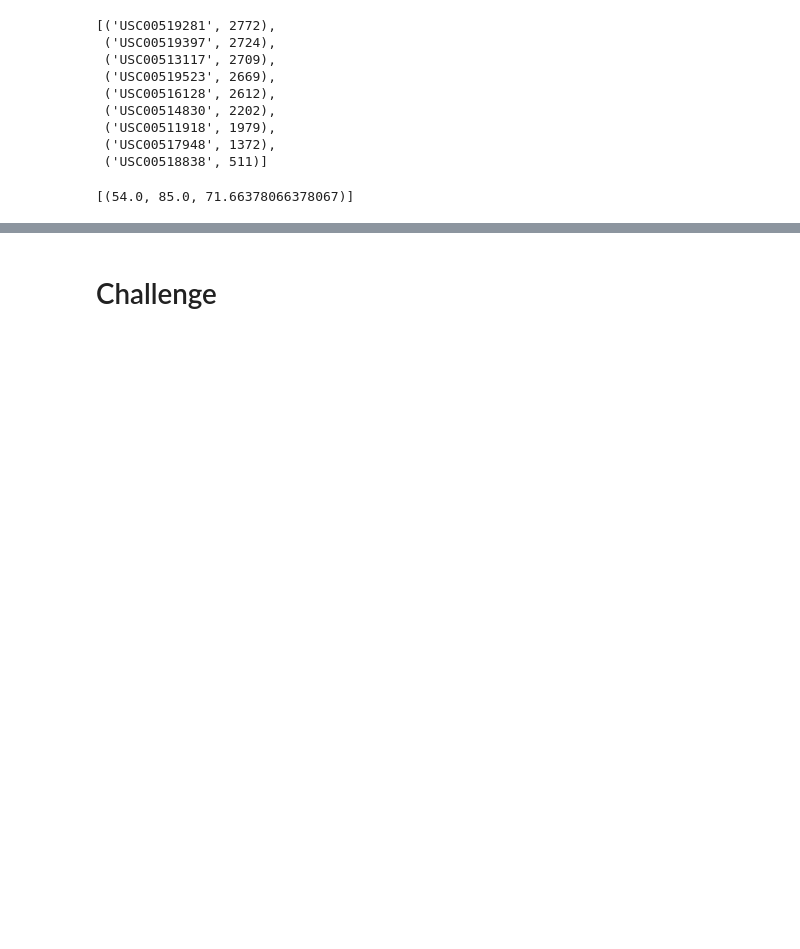
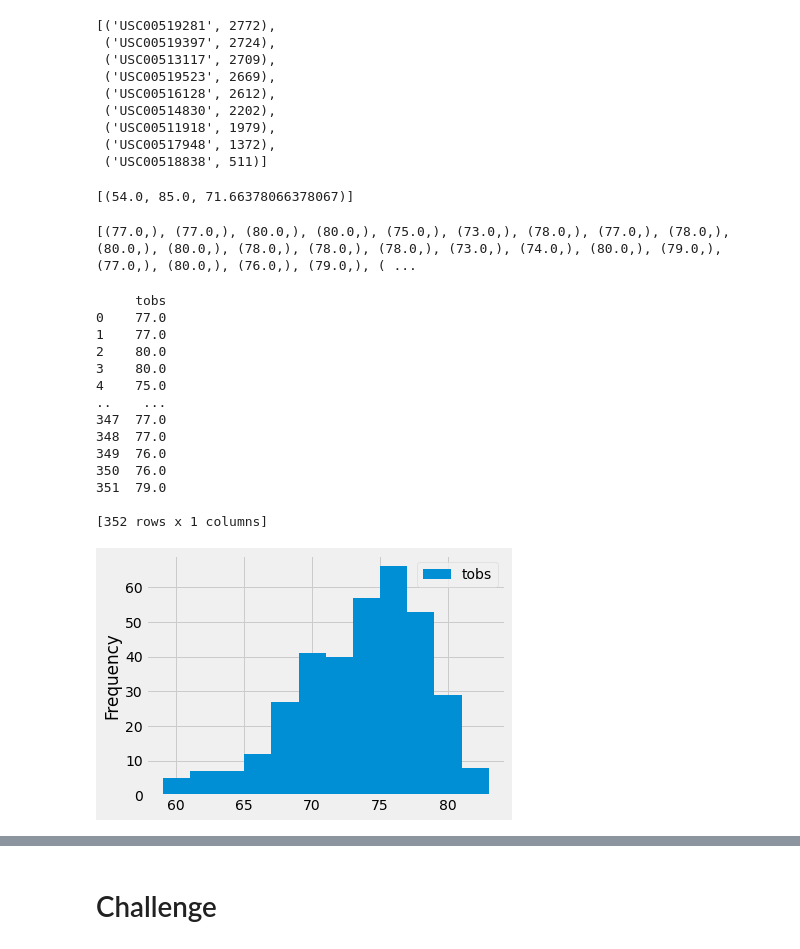
Before and after one commit to DevonG68/Surfs_Up, a Jupyter notebook: climate_analysis.ipynb, the cells around one changed output, grey strips where cells are left out. Cells and saved outputs as stored; diff of their text form; code cells hidden in the pictures; blank space fills up the shorter version.

```diff
--- a/climate_analysis.ipynb
+++ b/climate_analysis.ipynb
@@ -110,6 +110,36 @@ filter(Measurement.station == 'USC00519281').all()
 # %%
 # Choose the station with the highest number of temperature observations.
 # Query the last 12 months of temperature observation data for this station and plot the results as a histogram
+results = session.query(Measurement.tobs).\
+filter(Measurement.station == 'USC00519281').\
+filter(Measurement.date >= prev_year).all()
+print(results)
+# %% [output]
+[(77.0,), (77.0,), (80.0,), (80.0,), (75.0,), (73.0,), (78.0,), (77.0,), (78.0,), (80.0,), (80.0,), (78.0,), (78.0,), (78.0,), (73.0,), (74.0,), (80.0,), (79.0,), (77.0,), (80.0,), (76.0,), (79.0,), ( ...
+# %%
+#create dataframe and then plot in histogram
+df = pd.DataFrame(results, columns=['tobs'])
+print(df)
+
+#create histogram and compress x-axis labels
+df.plot.hist(bins=12)
+plt.tight_layout()
+# %% [output]
+     tobs
+0    77.0
+1    77.0
+2    80.0
+3    80.0
+4    75.0
+..    ...
+347  77.0
+348  77.0
+349  76.0
+350  76.0
+351  79.0
+
+[352 rows x 1 columns]
+[figure, added]
 # %%
 # Write a function called `calc_temps` that will accept start date and end date in the format '%Y-%m-%d'
 # and return the minimum, average, and maximum temperatures for that range of dates
```
Also changed, not shown: parts of 1 cell of this notebook.
